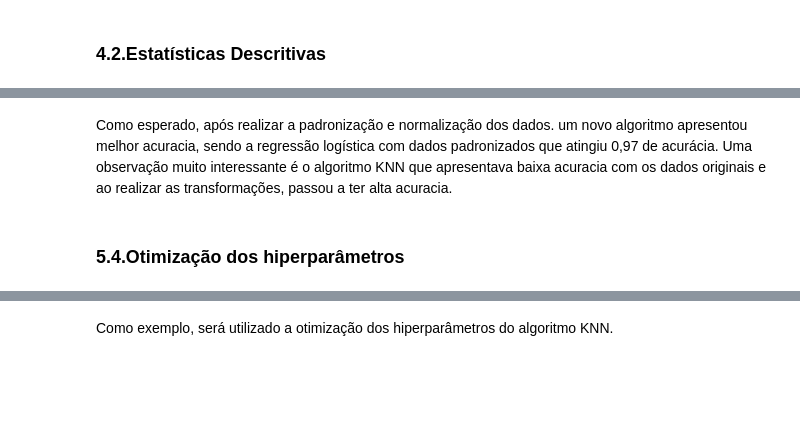
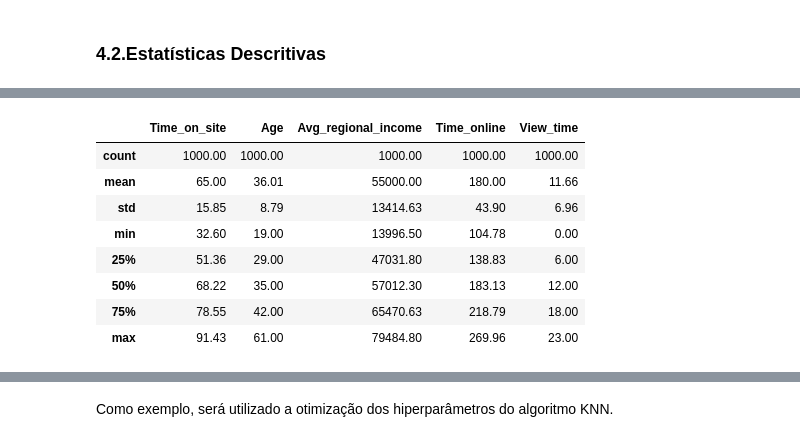
Before and after one commit to higordevellard/Machine_Learning_Advertisiment_Views, a Jupyter notebook: machine_learning_advertisement.ipynb, the cells around one changed output, grey strips where cells are left out. Drawn from its saved outputs; the diff is of its cells as text; code cells hidden in the pictures; blank space fills up the shorter version.

```diff
--- a/machine_learning_advertisement.ipynb
+++ b/machine_learning_advertisement.ipynb
@@ -532,5 +151,13 @@ Vot-norm: 0.961 (0.020)
-# %% [markdown]
-Como esperado, após realizar a padronização e normalização dos dados.
-um novo algoritmo apresentou melhor acuracia, sendo a regressão logística com dados padronizados que atingiu 0,97 de acurácia. Uma observação muito interessante é o algoritmo KNN que apresentava baixa acuracia com os dados originais e ao realizar as transformações, passou a ter alta acuracia.
-# %% [markdown]
-### **5.4.Otimização dos hiperparâmetros**
+# %%
+# Resumo estatístico do dataset.
+dataset.drop(['Male', 'View_click'], axis=1).describe().round(2)
+# %% [output]
+|  | Time_on_site | Age | Avg_regional_income | Time_online | View_time |
+| count | 1000.00 | 1000.00 | 1000.00 | 1000.00 | 1000.00 |
+| mean | 65.00 | 36.01 | 55000.00 | 180.00 | 11.66 |
+| std | 15.85 | 8.79 | 13414.63 | 43.90 | 6.96 |
+| min | 32.60 | 19.00 | 13996.50 | 104.78 | 0.00 |
+| 25% | 51.36 | 29.00 | 47031.80 | 138.83 | 6.00 |
+| 50% | 68.22 | 35.00 | 57012.30 | 183.13 | 12.00 |
+| 75% | 78.55 | 42.00 | 65470.63 | 218.79 | 18.00 |
+| max | 91.43 | 61.00 | 79484.80 | 269.96 | 23.00 |
```
Also changed, not shown: parts of 97 cells of this notebook.
